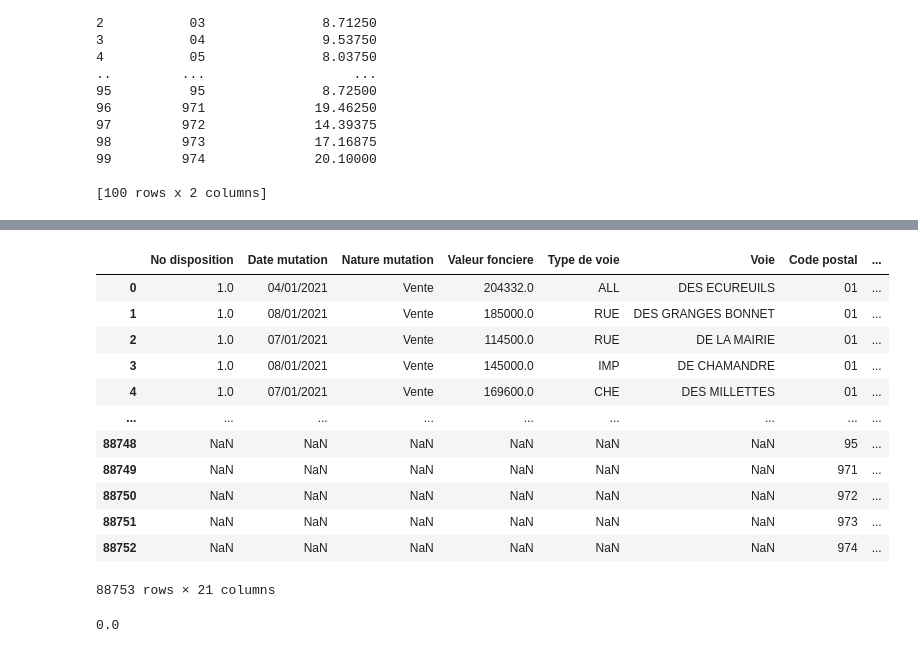
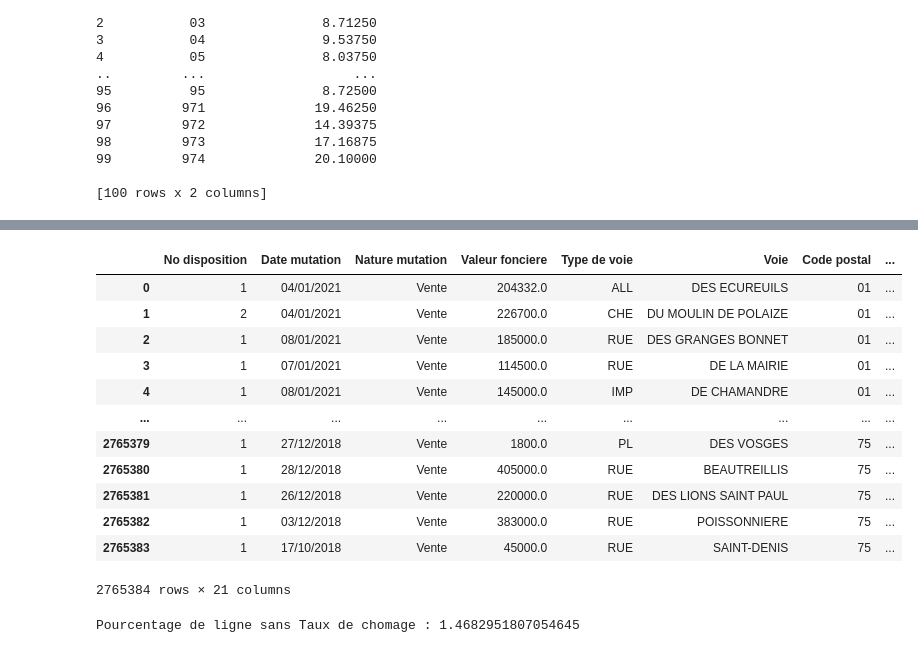
Before and after one commit to dounya-bourhani/ProjetPython, a Jupyter notebook: merge_open_data.ipynb, the cells around one changed output, grey strips where cells are left out. Drawn from its saved outputs; the diff is of its cells as text; code cells hidden in the pictures.

Commit message:
Ajout de variable open data 'taux_chomage'

```diff
--- a/merge_open_data.ipynb
+++ b/merge_open_data.ipynb
@@ -73,7 +58,7 @@ moyenne_par_ligne
 99    20.10000
 Length: 100, dtype: float64
 # %%
-code_postal = chomage['Code']
+code_postal = chomage['Code'].astype('str')
 code_postal
 # %% [output]
 0      01
@@ -136,7 +109,6 @@ df
 # %%
 df = df.dropna(subset=['Code postal'])
-df = df.dropna(subset=['Surface terrain'])
-
+# df = df.dropna(subset=['Surface terrain'])
 
 
 def tronquer_valeur(valeur):
@@ -178,25 +134,24 @@ df
 # %%
-df_merged = pd.merge(df, moyenne_taux_chomage, on='Code postal', how='right')
+df_merged = df.merge(moyenne_taux_chomage, on='Code postal', how='left')
 df_merged
 # %% [output]
 |  | No disposition | Date mutation | Nature mutation | Valeur fonciere | Type de voie | Voie | Code postal | ... |
-| 0 | 1.0 | 04/01/2021 | Vente | 204332.0 | ALL | DES ECUREUILS | 01 | ... |
-| 1 | 1.0 | 08/01/2021 | Vente | 185000.0 | RUE | DES GRANGES BONNET | 01 | ... |
-| 2 | 1.0 | 07/01/2021 | Vente | 114500.0 | RUE | DE LA MAIRIE | 01 | ... |
-| 3 | 1.0 | 08/01/2021 | Vente | 145000.0 | IMP | DE CHAMANDRE | 01 | ... |
-| 4 | 1.0 | 07/01/2021 | Vente | 169600.0 | CHE | DES MILLETTES | 01 | ... |
+| 0 | 1 | 04/01/2021 | Vente | 204332.0 | ALL | DES ECUREUILS | 01 | ... |
+| 1 | 2 | 04/01/2021 | Vente | 226700.0 | CHE | DU MOULIN DE POLAIZE | 01 | ... |
+| 2 | 1 | 08/01/2021 | Vente | 185000.0 | RUE | DES GRANGES BONNET | 01 | ... |
+| 3 | 1 | 07/01/2021 | Vente | 114500.0 | RUE | DE LA MAIRIE | 01 | ... |
+| 4 | 1 | 08/01/2021 | Vente | 145000.0 | IMP | DE CHAMANDRE | 01 | ... |
 | ... | ... | ... | ... | ... | ... | ... | ... | ... |
-| 88748 | NaN | NaN | NaN | NaN | NaN | NaN | 95 | ... |
-| 88749 | NaN | NaN | NaN | NaN | NaN | NaN | 971 | ... |
-| 88750 | NaN | NaN | NaN | NaN | NaN | NaN | 972 | ... |
-| 88751 | NaN | NaN | NaN | NaN | NaN | NaN | 973 | ... |
-| 88752 | NaN | NaN | NaN | NaN | NaN | NaN | 974 | ... |
+| 2765379 | 1 | 27/12/2018 | Vente | 1800.0 | PL | DES VOSGES | 75 | ... |
+| 2765380 | 1 | 28/12/2018 | Vente | 405000.0 | RUE | BEAUTREILLIS | 75 | ... |
+| 2765381 | 1 | 26/12/2018 | Vente | 220000.0 | RUE | DES LIONS SAINT PAUL | 75 | ... |
+| 2765382 | 1 | 03/12/2018 | Vente | 383000.0 | RUE | POISSONNIERE | 75 | ... |
+| 2765383 | 1 | 17/10/2018 | Vente | 45000.0 | RUE | SAINT-DENIS | 75 | ... |
-88753 rows × 21 columns
+2765384 rows × 21 columns
 # %%
-pourcentage_manquant = (df_merged['Moyenne Taux Chomage'].isna().sum() / len(df_merged['Moyenne Taux Chomage'])) * 100
-pourcentage_manquant
+print("Pourcentage de ligne sans Taux de chomage :", df_merged['Moyenne Taux Chomage'].isna().sum() / df_merged.shape[0] * 100)
 # %% [output]
-0.0
+Pourcentage de ligne sans Taux de chomage : 1.4682951807054645
 # %%
 with open('dataframe2.pkl', 'wb') as file:
     pickle.dump(df_merged, file)
```
Also changed, not shown: parts of 3 cells of this notebook.
